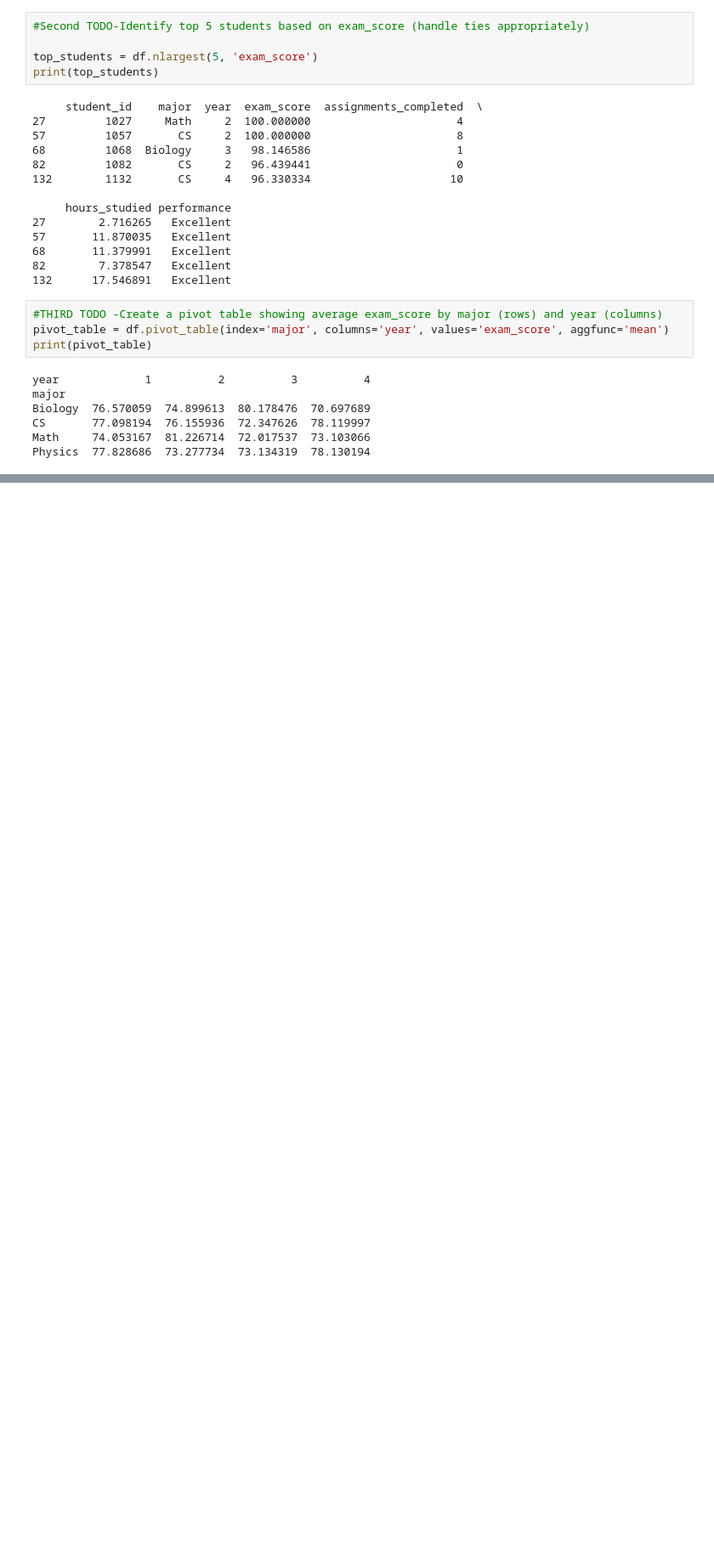
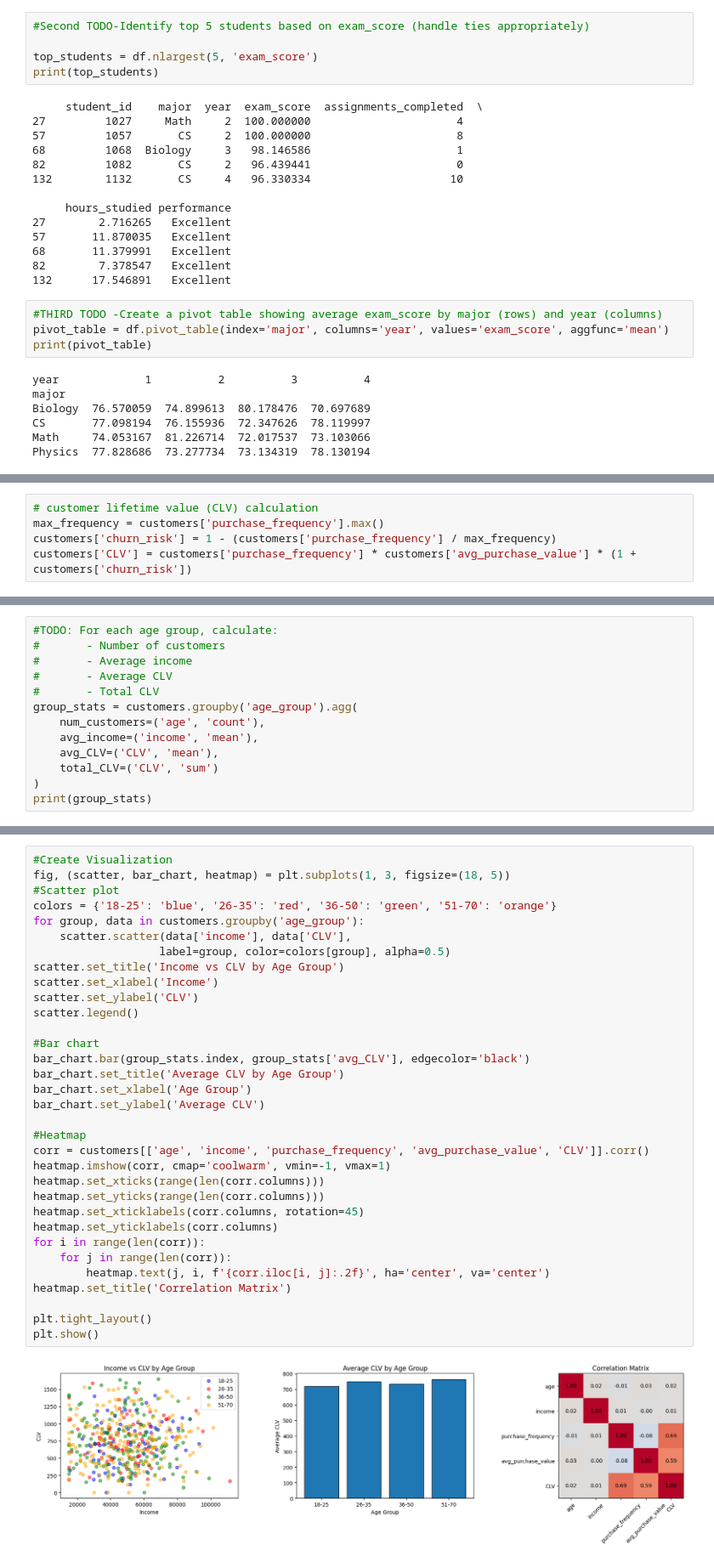
Before and after one commit to Karen-Kwatia/ai-course-lab0, a Jupyter notebook: Exercise_5.ipynb, the cells around one changed output, grey strips where cells are left out. Shown at 85% size. Cells and saved outputs as stored; diff of their text form; blank space fills up the shorter version.

```diff
--- a/Exercise_5.ipynb
+++ b/Exercise_5.ipynb
@@ -198,0 +309,5 @@ Physics  77.828686  73.277734  73.134319  78.130194
+# %%
+# customer lifetime value (CLV) calculation
+max_frequency = customers['purchase_frequency'].max()
+customers['churn_risk'] = 1 - (customers['purchase_frequency'] / max_frequency)
+customers['CLV'] = customers['purchase_frequency'] * customers['avg_purchase_value'] * (1 + customers['churn_risk'])
@@ -198,0 +322,13 @@ Physics  77.828686  73.277734  73.134319  78.130194
+# %%
+#TODO: For each age group, calculate:
+#       - Number of customers
+#       - Average income
+#       - Average CLV
+#       - Total CLV
+group_stats = customers.groupby('age_group').agg(
+    num_customers=('age', 'count'),
+    avg_income=('income', 'mean'),
+    avg_CLV=('CLV', 'mean'),
+    total_CLV=('CLV', 'sum')
+)
+print(group_stats)
@@ -198,0 +351,35 @@ Physics  77.828686  73.277734  73.134319  78.130194
+# %%
+#Create Visualization
+fig, (scatter, bar_chart, heatmap) = plt.subplots(1, 3, figsize=(18, 5))
+#Scatter plot
+colors = {'18-25': 'blue', '26-35': 'red', '36-50': 'green', '51-70': 'orange'}
+for group, data in customers.groupby('age_group'):
+    scatter.scatter(data['income'], data['CLV'],
+                   label=group, color=colors[group], alpha=0.5)
+scatter.set_title('Income vs CLV by Age Group')
+scatter.set_xlabel('Income')
+scatter.set_ylabel('CLV')
+scatter.legend()
+
+#Bar chart
+bar_chart.bar(group_stats.index, group_stats['avg_CLV'], edgecolor='black')
+bar_chart.set_title('Average CLV by Age Group')
+bar_chart.set_xlabel('Age Group')
+bar_chart.set_ylabel('Average CLV')
+
+#Heatmap
+corr = customers[['age', 'income', 'purchase_frequency', 'avg_purchase_value', 'CLV']].corr()
+heatmap.imshow(corr, cmap='coolwarm', vmin=-1, vmax=1)
+heatmap.set_xticks(range(len(corr.columns)))
+heatmap.set_yticks(range(len(corr.columns)))
+heatmap.set_xticklabels(corr.columns, rotation=45)
+heatmap.set_yticklabels(corr.columns)
+for i in range(len(corr)):
+    for j in range(len(corr)):
+        heatmap.text(j, i, f'{corr.iloc[i, j]:.2f}', ha='center', va='center')
+heatmap.set_title('Correlation Matrix')
+
+plt.tight_layout()
+plt.show()
+# %% [output]
+[figure, added]
```
Also changed, not shown: parts of 14 cells of this notebook.
